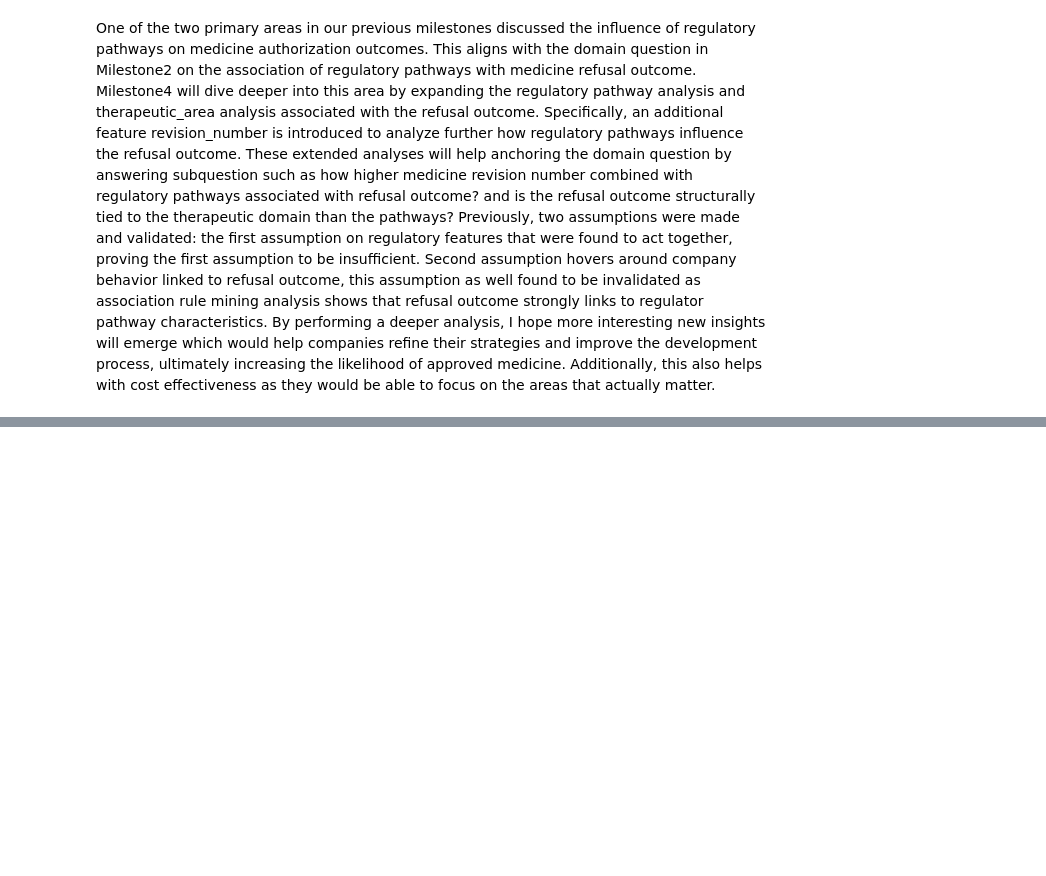
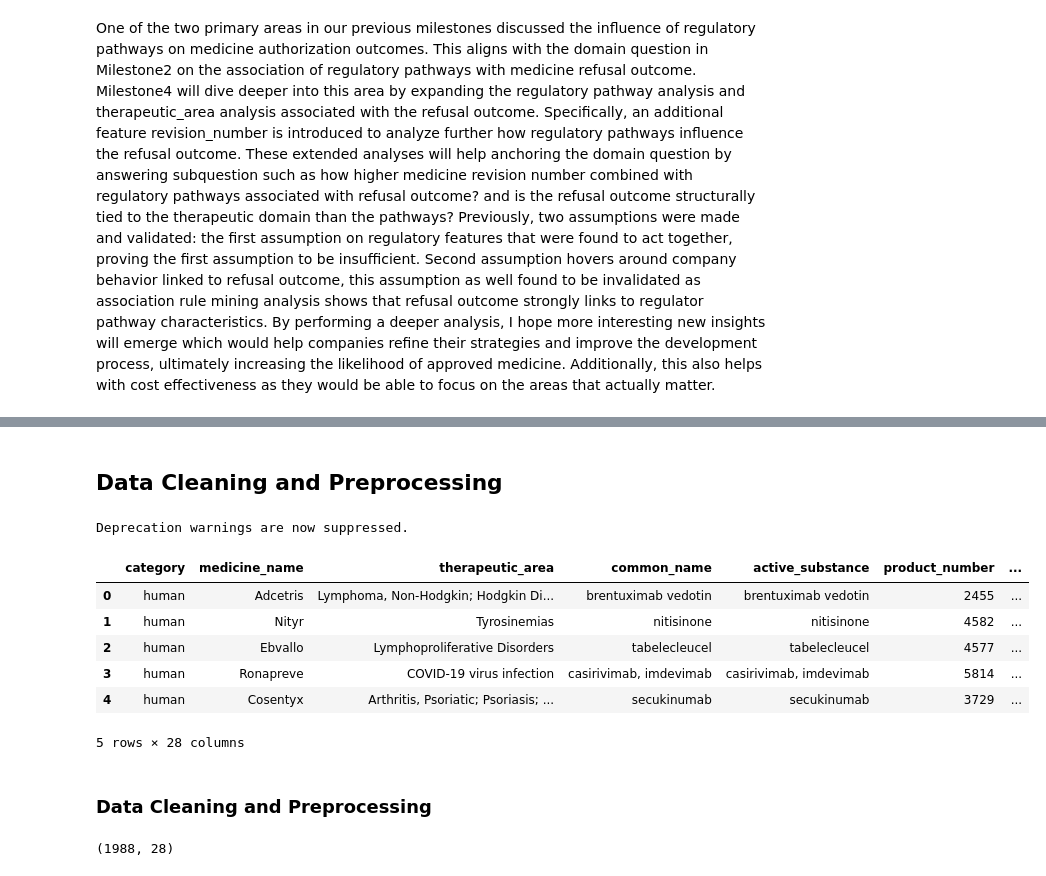
Before and after one commit to SChamnan/ba820-unsupervised-ml-team10-project, a Jupyter notebook: Chamnan_Suon_M4_European_Drugs_Development.ipynb, the cells around one changed output, grey strips where cells are left out. Saved outputs shown, nothing was run; the diff lists cells and outputs as text; code cells hidden in the pictures; blank space fills up the shorter version.

```diff
--- a/Chamnan_Suon_M4_European_Drugs_Development.ipynb
+++ b/Chamnan_Suon_M4_European_Drugs_Development.ipynb
@@ -10,0 +46,38 @@ By performing a deeper analysis, I hope more interesting new insights will emerg
+# %% [markdown]
+## **Data Cleaning and Preprocessing**
+# %%
+# Import pandas and numpy for DataFrame and operations
+import pandas as pd
+import numpy as np
+import warnings
+
+# Filter out DeprecationWarning for specific modules
+warnings.filterwarnings("ignore", category=DeprecationWarning, module='jupyter_client')
+warnings.filterwarnings("ignore", category=DeprecationWarning, module='matplotlib')
+warnings.filterwarnings("ignore", category=DeprecationWarning, module='pyparsing')
+
+print("Deprecation warnings are now suppressed.")
+# %% [output]
+Deprecation warnings are now suppressed.
+# %%
+# Load dataset from github relative path
+path = "https://raw.githubusercontent.com/SChamnan/ba820-unsupervised-ml-team10-project/refs/heads/main/european-drugs-development/drugs-dataset.csv"
+drugs_df = pd.read_csv(path)
+drugs_original=drugs_df.copy()
+# Check out the first 5 rows of data
+drugs_df.head(5)
+# %% [output]
+|  | category | medicine_name | therapeutic_area | common_name | active_substance | product_number | ... |
+| 0 | human | Adcetris | Lymphoma, Non-Hodgkin; Hodgkin Di... | brentuximab vedotin | brentuximab vedotin | 2455 | ... |
+| 1 | human | Nityr | Tyrosinemias | nitisinone | nitisinone | 4582 | ... |
+| 2 | human | Ebvallo | Lymphoproliferative Disorders | tabelecleucel | tabelecleucel | 4577 | ... |
+| 3 | human | Ronapreve | COVID-19 virus infection | casirivimab, imdevimab | casirivimab, imdevimab | 5814 | ... |
+| 4 | human | Cosentyx | Arthritis, Psoriatic; Psoriasis; ... | secukinumab | secukinumab | 3729 | ... |
+5 rows × 28 columns
+# %% [markdown]
+### **Data Cleaning and Preprocessing**
+# %%
+# Check number of rows and columns
+drugs_df.shape
+# %% [output]
+(1988, 28)
```
Also changed, not shown: parts of 7 cells of this notebook.
